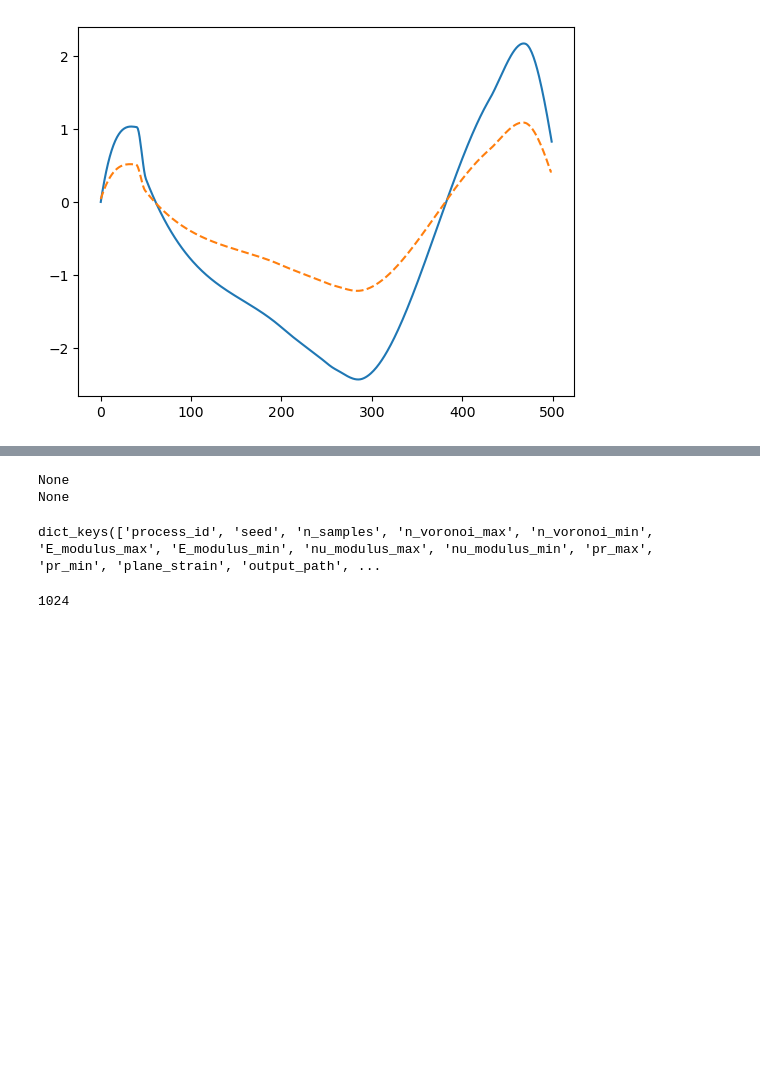
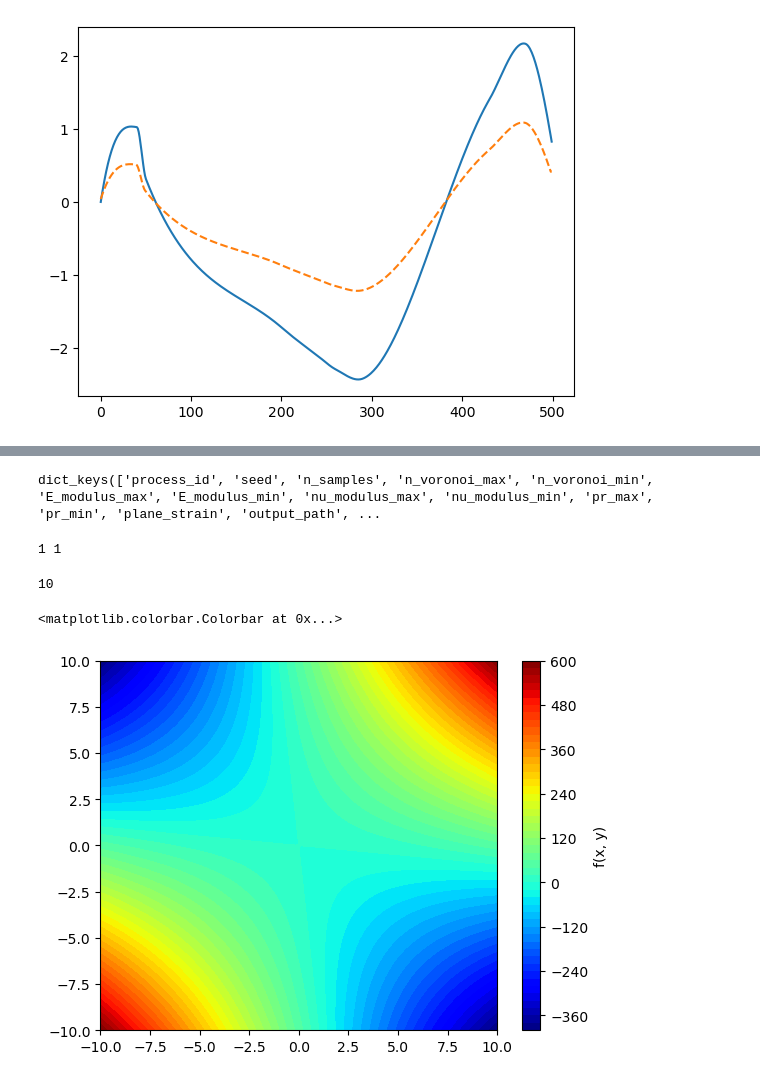
Before and after one commit to m-raj/microstructure-dependent-material-model, a Jupyter notebook: evp.ipynb, the cells around one changed output, grey strips where cells are left out. Drawn from its saved outputs; the diff is of its cells as text; code cells hidden in the pictures; blank space fills up the shorter version.

```diff
--- a/evp.ipynb
+++ b/evp.ipynb
@@ -246,10 +333,3 @@ tensor(1.0002, requires_grad=True)
-# %%
-for param in mm.parameters():
-    print(param.grad)
-optimizer.zero_grad()
-# %% [output]
-None
-None
 # %%
 # !python evp_main.py --run_id $1 --mode offline --device cuda --data_path evp_data.txt --material_model m_evp_adjoint --hidden_dim 150 --epochs 2000 --lr 0.001 --batch_size 20a0 --niv 1 --step 10 --final_step 5000 --modes 4 --out_dim 1 --u_dim 10 --z_dim 10 --loss_type adjoint
 # %%
@@ -261,7 +341,3 @@ with open(file, 'rb') as f:
 data.keys()
 # %% [output]
 dict_keys(['process_id', 'seed', 'n_samples', 'n_voronoi_max', 'n_voronoi_min', 'E_modulus_max', 'E_modulus_min', 'nu_modulus_max', 'nu_modulus_min', 'pr_max', 'pr_min', 'plane_strain', 'output_path', ...
-# %%
-len(data['E_modulus_values'])
-# %% [output]
-1024
@@ -267,0 +350,18 @@ len(data['E_modulus_values'])
+# %%
+mul(2, 4)
+# %% [output]
+1 1
+10
+# %%
+def f(x, y):
+    return x**2/2 + y**2/2 + 5*x*y
+
+x = np.linspace(-10, 10, 100)
+y = np.linspace(-10, 10, 100)
+X, Y = np.meshgrid(x, y)
+Z = f(X, Y)
+plt.contourf(X, Y, Z, levels=50, cmap='jet')
+plt.colorbar(label='f(x, y)')
+# %% [output]
+<matplotlib.colorbar.Colorbar at 0x...>
+[figure, added]
```
Also changed, not shown: parts of 15 cells of this notebook, 2 other files.
